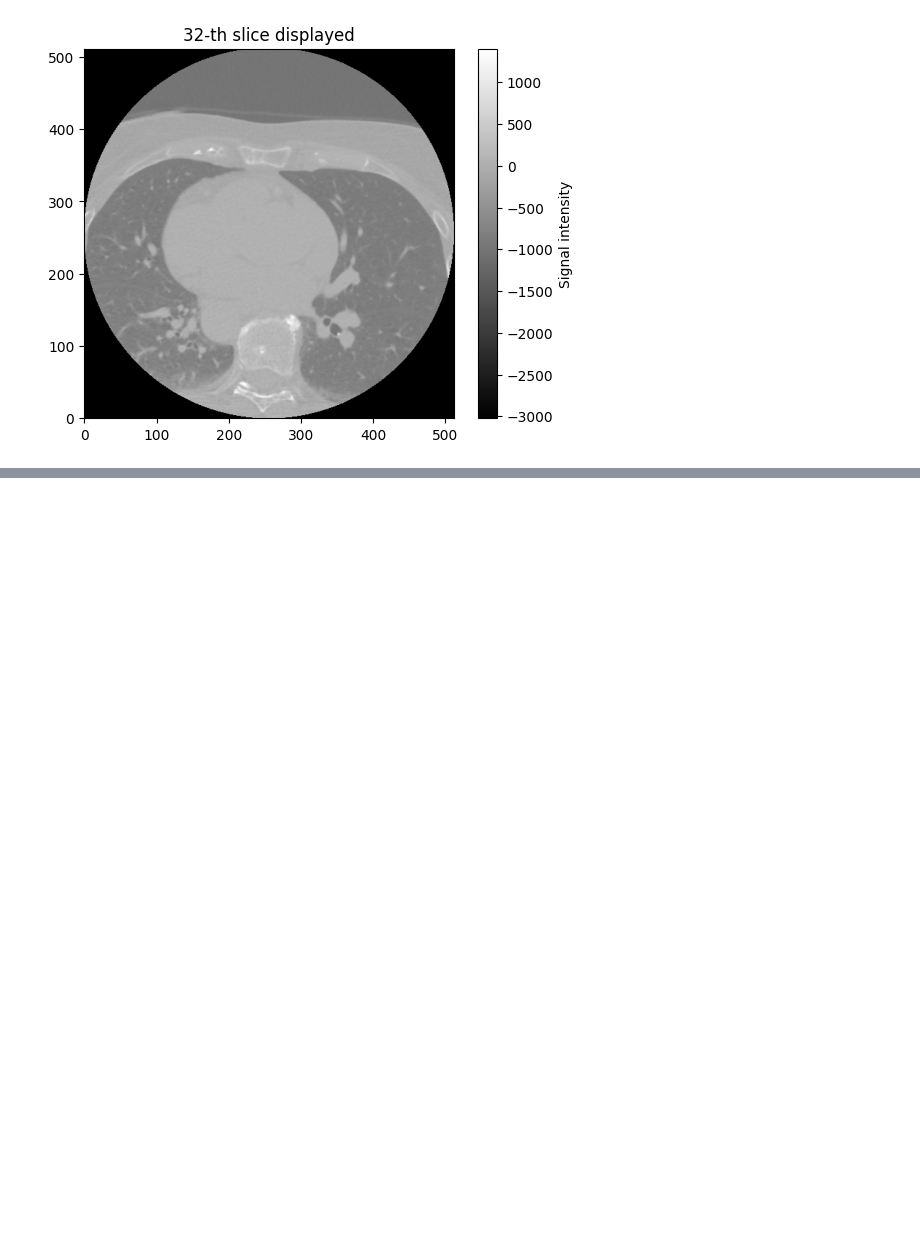
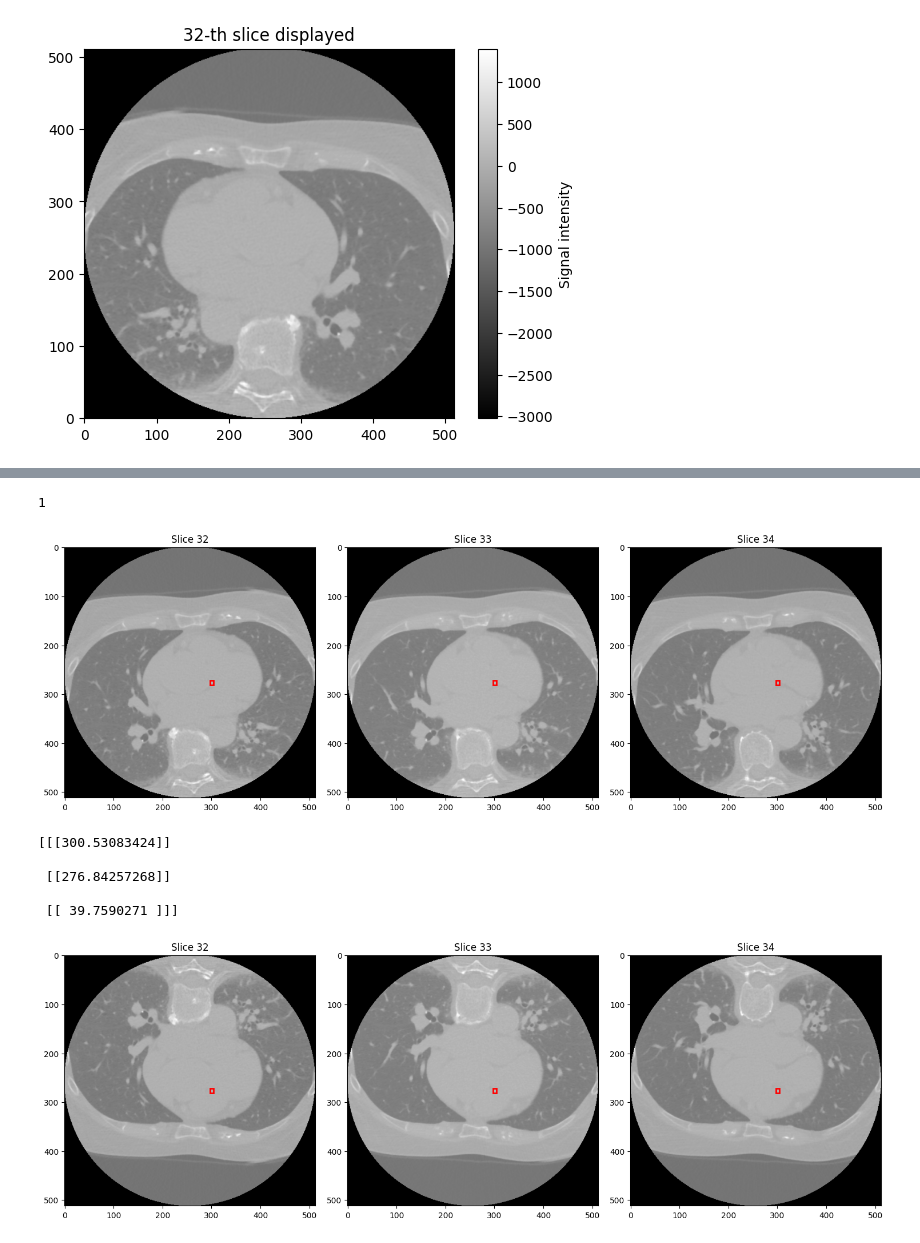
Before and after one commit to aibota1016/calcium_scoring, a Jupyter notebook: src/data/make_dataset.ipynb, the cells around one changed output, grey strips where cells are left out. Saved outputs shown, nothing was run; the diff lists cells and outputs as text; code cells hidden in the pictures; blank space fills up the shorter version.

```diff
--- a/src/data/make_dataset.ipynb
+++ b/src/data/make_dataset.ipynb
@@ -138,0 +203,27 @@ def resample():
+# %%
+def random_flip(ct_scan, label_path=None, spacing=None):
+    """Returns a random flipped 3d array"""
+    axes = [0, 1, 2]
+    rand = np.random.randint(0, 3)
+    print(rand)
+    img = np.flip(ct_scan, axis=axes[rand])
+    img = np.squeeze(img)
+
+    if label_path is not None:
+        center, [l,w,h] = get_3Dbox_coordinates(label_path, spacing)
+        return img, np.flip(np.array(center).reshape(3,1,-1), axis=axes[rand])
+    return img
+
+flipped_scan, flipped_center = random_flip(ct_scan, label_path=label_path, spacing=spacing)
+plot_bbox_patches(ct_scan, center_coordinates, dimension)
+print(flipped_center)
+plot_bbox_patches(flipped_scan, flipped_center.reshape(3,), dimension)
+# %% [output]
+1
+[figure, added]
+[[[300.53083424]]
+
+ [[276.84257268]]
+
+ [[ 39.7590271 ]]]
+[figure, added]
```
Also changed, not shown: parts of 19 cells of this notebook, 7 other files.
